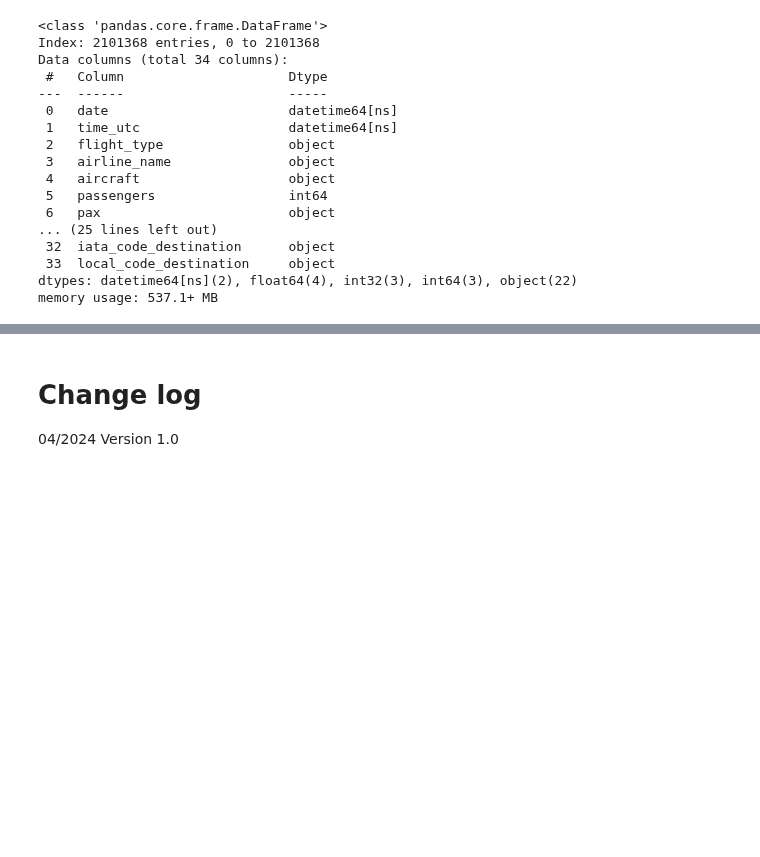
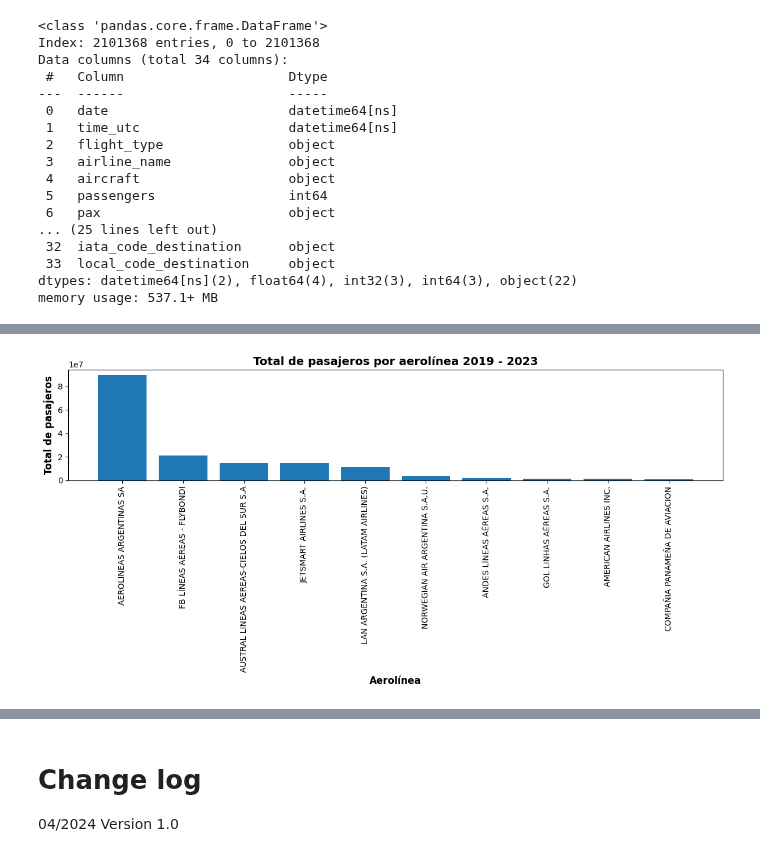
Before and after one commit to omanofx/portfolio, a Jupyter notebook: vuelos_anac/vuelos_anac_arg.ipynb, the cells around one changed output, grey strips where cells are left out. Drawn from its saved outputs; the diff is of its cells as text; code cells hidden in the pictures; blank space fills up the shorter version.

```diff
--- a/vuelos_anac/vuelos_anac_arg.ipynb
+++ b/vuelos_anac/vuelos_anac_arg.ipynb
@@ -1175,3 +1230,29 @@ memory usage: 537.1+ MB
+# %%
+import matplotlib.pyplot as plt
+
+# Agrupar el DataFrame por aerolínea y sumar el número de pasajeros
+passengers_by_airline = df_final.groupby('airline_name')['passengers'].sum().sort_values(ascending=False)
+passengers_by_airline = passengers_by_airline.head(10)
+
+# Preparar los datos para el gráfico
+airline_names = passengers_by_airline.index.to_list()
+passenger_counts = passengers_by_airline.values.tolist()
+
+# Crear el gráfico de barras
+plt.figure(figsize=(12, 6))
+plt.bar(airline_names, passenger_counts)
+
+# Configurar el gráfico
+plt.xlabel('Aerolínea', fontweight ='bold', fontsize = 12)
+plt.ylabel('Total de pasajeros', fontweight='bold', fontsize = 12)
+plt.title('Total de pasajeros por aerolínea entre 2019 - 2023', fontweight ='bold', fontsize = 14)
+plt.xticks(rotation=90)
+
+# Mostrar el gráfico
+plt.tight_layout()
+plt.show()
+# %% [output]
+[figure, added]
 # %%
 df_final['airline_name'].value_counts()
 # %% [output]
```
Also changed, not shown: parts of 29 cells of this notebook.
